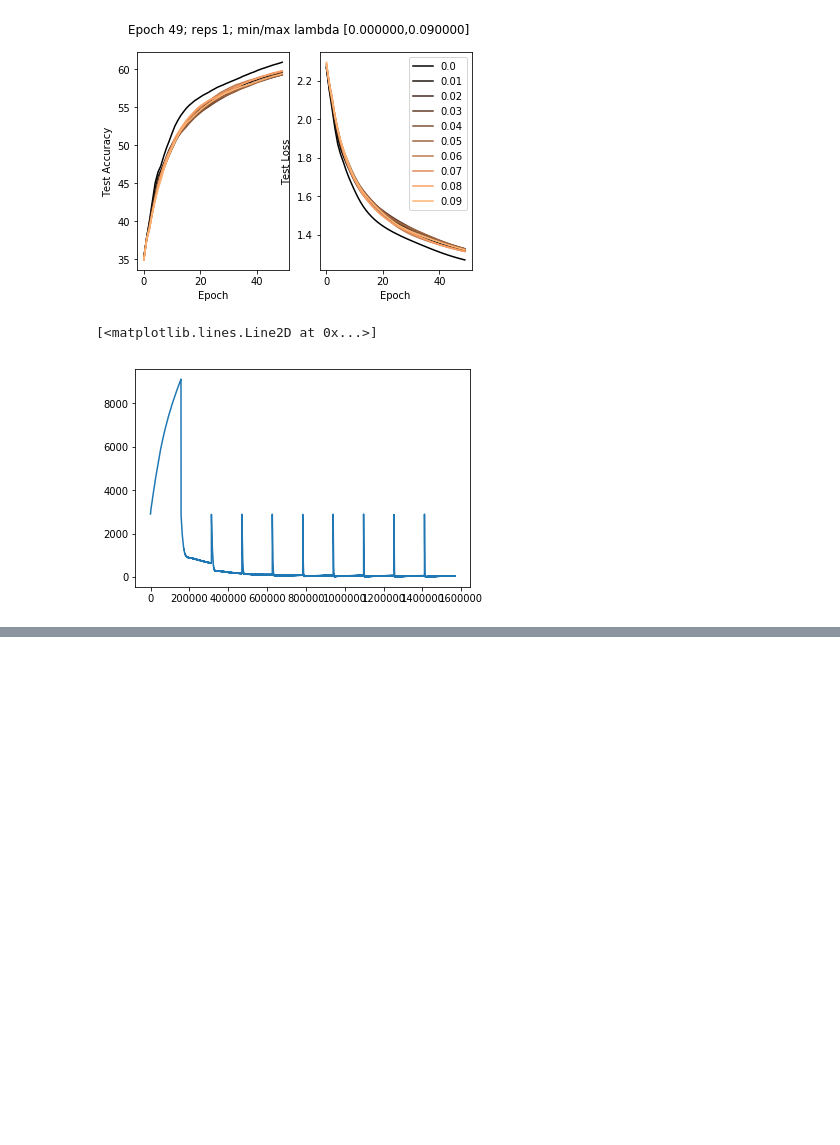
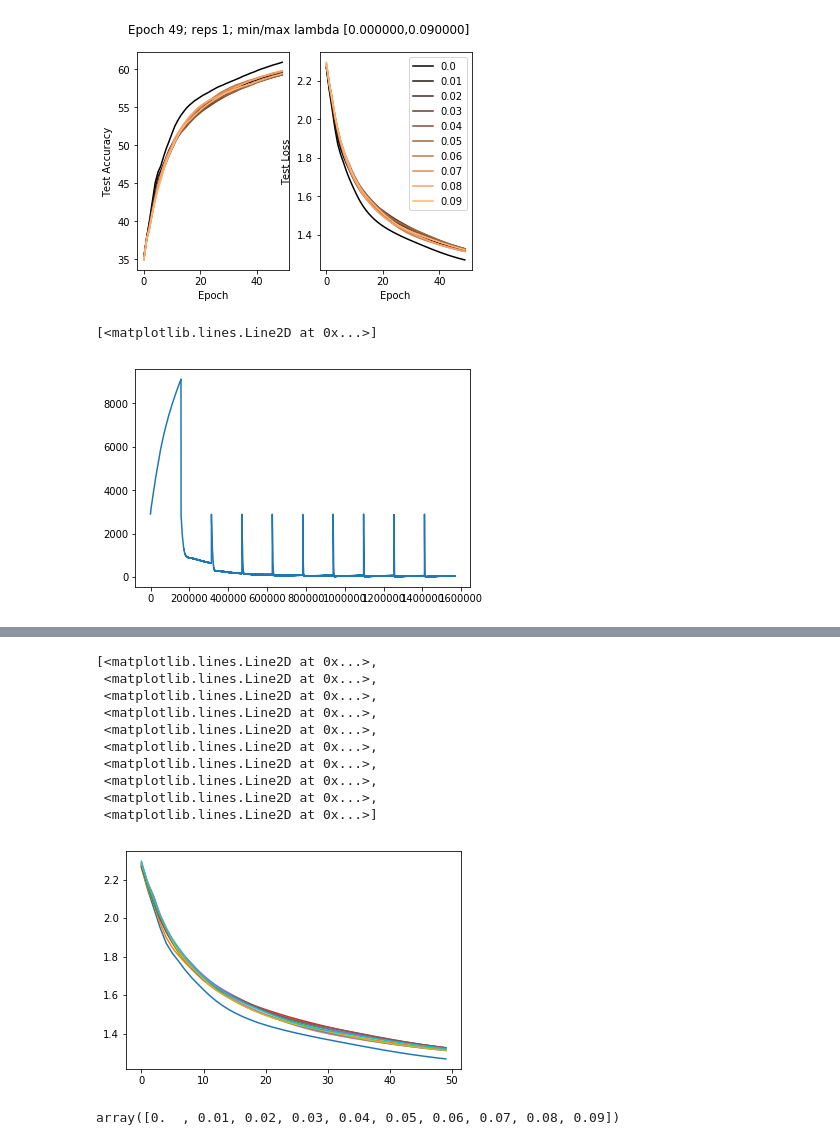
Before and after one commit to chongguo/AM221pset, a Jupyter notebook: Project/vv_sandbox/MLP AK quick tests.ipynb, the cells around one changed output, grey strips where cells are left out. Cells and saved outputs as stored; diff of their text form; code cells hidden in the pictures; blank space fills up the shorter version.

Commit message:
commit MLP AK with plots

```diff
--- a/Project/vv_sandbox/MLP AK quick tests.ipynb
+++ b/Project/vv_sandbox/MLP AK quick tests.ipynb
@@ -463,0 +476,4 @@ pickle.dump([lambdas,N_EPOCHS,N_REPS,N_HIDDEN_NEURONS,learning_rates,N_REPS,N_PA
+# %%
+# load
+import pandas as pd
+pastrundat = pd.read_csv("../vv_sandbox/mlp_fullak.txt",sep="\t")
@@ -463,0 +501,56 @@ pickle.dump([lambdas,N_EPOCHS,N_REPS,N_HIDDEN_NEURONS,learning_rates,N_REPS,N_PA
+# %%
+test_epochs_P = pastrundat.loc[:,"Epoch"]
+test_regval_P = pastrundat.loc[:,"regval_P"]
+test_test_acc_P = pastrundat.loc[:,"test_acc_P"]
+test_test_loss_P = pastrundat.loc[:,"test_loss_P"]
+test_train_acc_P = pastrundat.loc[:,"train_acc_P"]
+test_train_loss_P = pastrundat.loc[:,"train_loss_P"]
+pd_lambdas = pastrundat.loc[:,"lambda"]
+# %%
+# plt.plot(test_epochs_P,test_train_loss_P)
+# convert into 10 x 50 ndarray
+# test ndarray_train_loss_P
+# lambdas = np.arange(0,1e-1,1e-2,dtype=np.float) # full sweep
+
+ndarray_train_loss_P = np.empty((10,50))
+ndarray_train_acc_P = np.empty((10,50))
+ndarray_test_loss_P = np.empty((10,50))
+ndarray_test_acc_P = np.empty((10,50))
+ndarray_regval_P = np.empty((10,50))
+ndarray_lambdas = np.empty((10,50))
+
+for i in range(len(lambdas)):
+    for j in range(N_EPOCHS):
+        ndarray_train_loss_P[i,j] = test_train_loss_P.iloc[i*N_EPOCHS+j]
+#         print(test_train_loss_P.iloc[i*N_EPOCHS+j])
+        ndarray_train_acc_P[i,j] = test_train_acc_P.iloc[i*N_EPOCHS+j]
+        ndarray_test_loss_P[i,j] = test_test_loss_P.iloc[i*N_EPOCHS+j]
+        ndarray_test_acc_P[i,j] = test_test_acc_P.iloc[i*N_EPOCHS+j]
+        ndarray_regval_P[i,j] = test_regval_P.iloc[i*N_EPOCHS+j]
+        ndarray_lambdas[i,j] = pd_lambdas.iloc[i*N_EPOCHS+j]
+
+# ndarray_train_loss_P = np.ndarray(test_train_loss_P)# .resize((10,50))
+ndarray_train_loss_P = np.transpose(ndarray_train_loss_P)
+ndarray_train_acc_P = np.transpose(ndarray_train_acc_P)
+ndarray_test_loss_P = np.transpose(ndarray_test_loss_P)
+ndarray_test_acc_P = np.transpose(ndarray_test_acc_P)
+ndarray_regval_P = np.transpose(ndarray_regval_P)
+# ndarray_lambda = pd_lambdas.values
+
+plt.plot(ndarray_test_loss_P)
+# %% [output]
+[<matplotlib.lines.Line2D at 0x...>,
+ <matplotlib.lines.Line2D at 0x...>,
+ <matplotlib.lines.Line2D at 0x...>,
+ <matplotlib.lines.Line2D at 0x...>,
+ <matplotlib.lines.Line2D at 0x...>,
+ <matplotlib.lines.Line2D at 0x...>,
+ <matplotlib.lines.Line2D at 0x...>,
+ <matplotlib.lines.Line2D at 0x...>,
+ <matplotlib.lines.Line2D at 0x...>,
+ <matplotlib.lines.Line2D at 0x...>]
+[figure, added]
+# %%
+lambdas
+# %% [output]
+array([0.  , 0.01, 0.02, 0.03, 0.04, 0.05, 0.06, 0.07, 0.08, 0.09])
```
Also changed, not shown: parts of 12 cells of this notebook, 2 other files.
